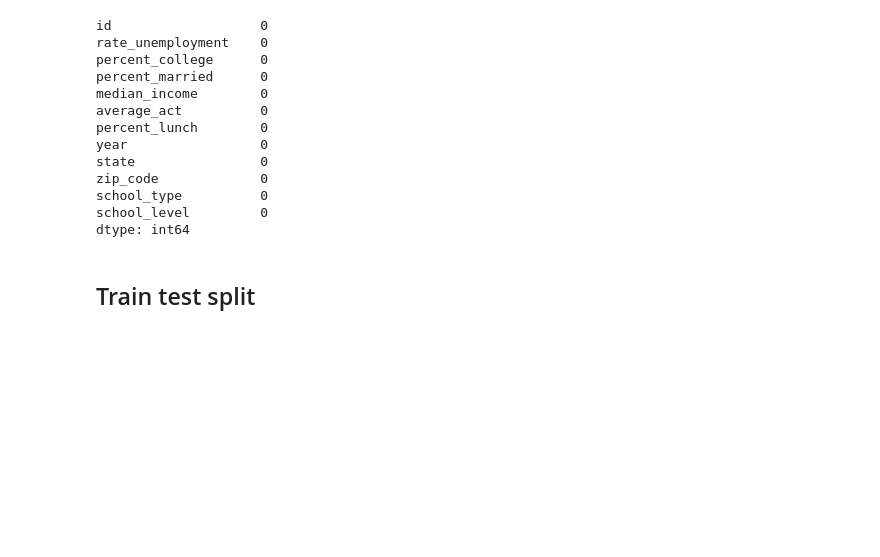
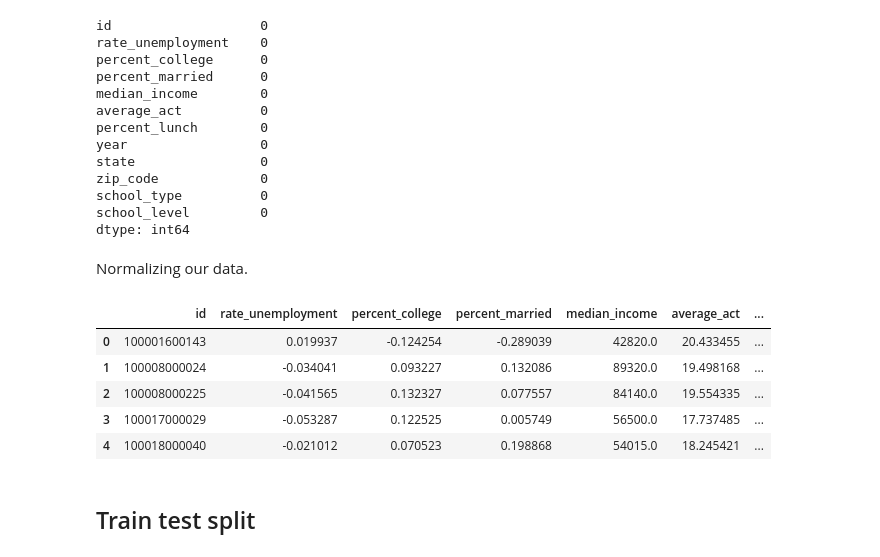
Before and after one commit to beedoop1/Education-Inequality, a Jupyter notebook: Jason_Rong_DATA_3320_Education_Inequality_Data_Preparation.ipynb, the cells around one changed output. Cells and saved outputs as stored; diff of their text form; code cells hidden in the pictures; blank space fills up the shorter version.

```diff
--- a/Jason_Rong_DATA_3320_Education_Inequality_Data_Preparation.ipynb
+++ b/Jason_Rong_DATA_3320_Education_Inequality_Data_Preparation.ipynb
@@ -459,6 +459,22 @@ zip_code             0
 school_type          0
 school_level         0
 dtype: int64
+# %% [markdown]
+Normalizing our data.
+# %%
+df_knn.select_dtypes(include="number").mean()
+numeric_vars = ["rate_unemployment",	"percent_college",	"percent_married", "percent_lunch"]
+df_norm = df.copy()
+df_norm[numeric_vars] = (df[numeric_vars] - df[numeric_vars].mean(axis=0))
+# %%
+df_norm.head()
+# %% [output]
+|  | id | rate_unemployment | percent_college | percent_married | median_income | average_act | ... |
+| 0 | 100001600143 | 0.019937 | -0.124254 | -0.289039 | 42820.0 | 20.433455 | ... |
+| 1 | 100008000024 | -0.034041 | 0.093227 | 0.132086 | 89320.0 | 19.498168 | ... |
+| 2 | 100008000225 | -0.041565 | 0.132327 | 0.077557 | 84140.0 | 19.554335 | ... |
+| 3 | 100017000029 | -0.053287 | 0.122525 | 0.005749 | 56500.0 | 17.737485 | ... |
+| 4 | 100018000040 | -0.021012 | 0.070523 | 0.198868 | 54015.0 | 18.245421 | ... |
 # %% [markdown]
 ## Train test split
 # %% [markdown]
```
Also changed, not shown: parts of 3 cells of this notebook.
